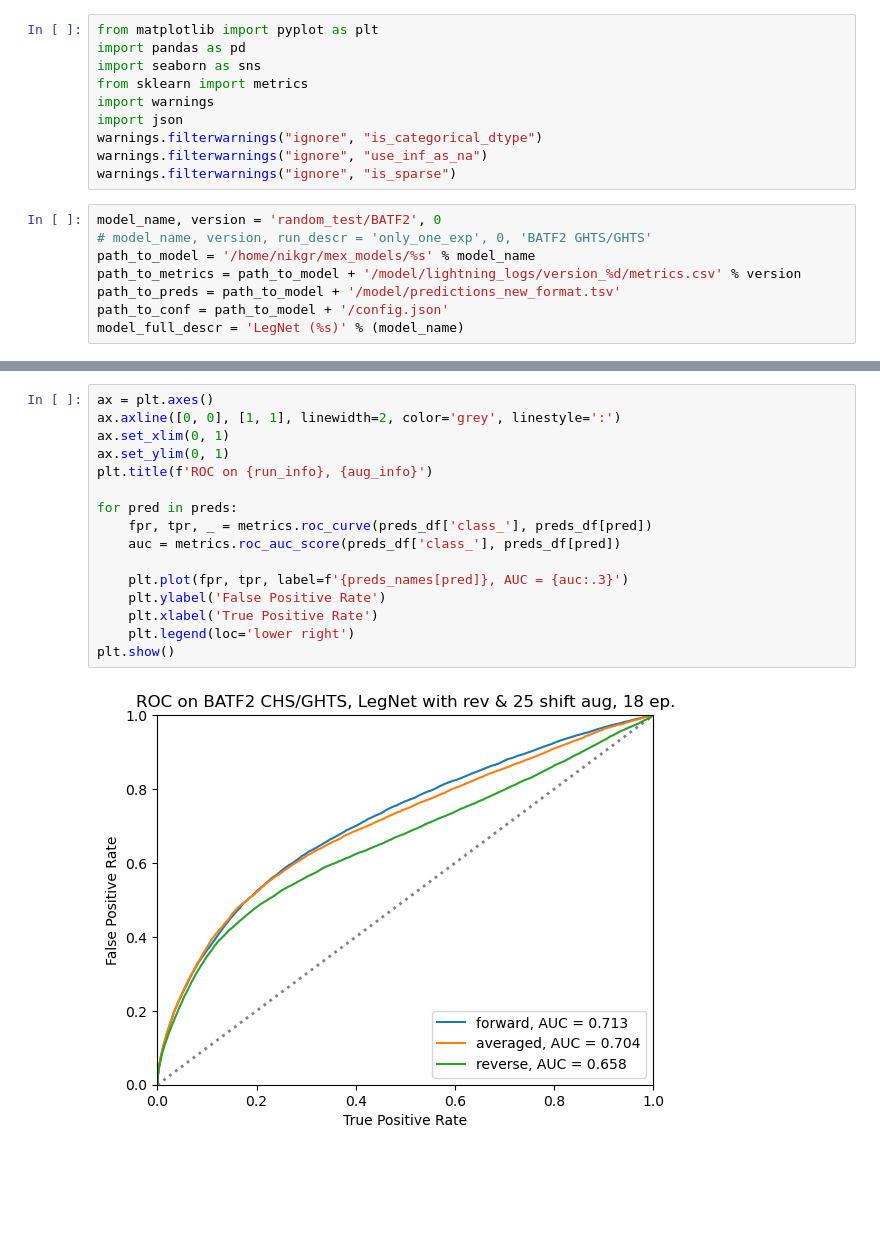
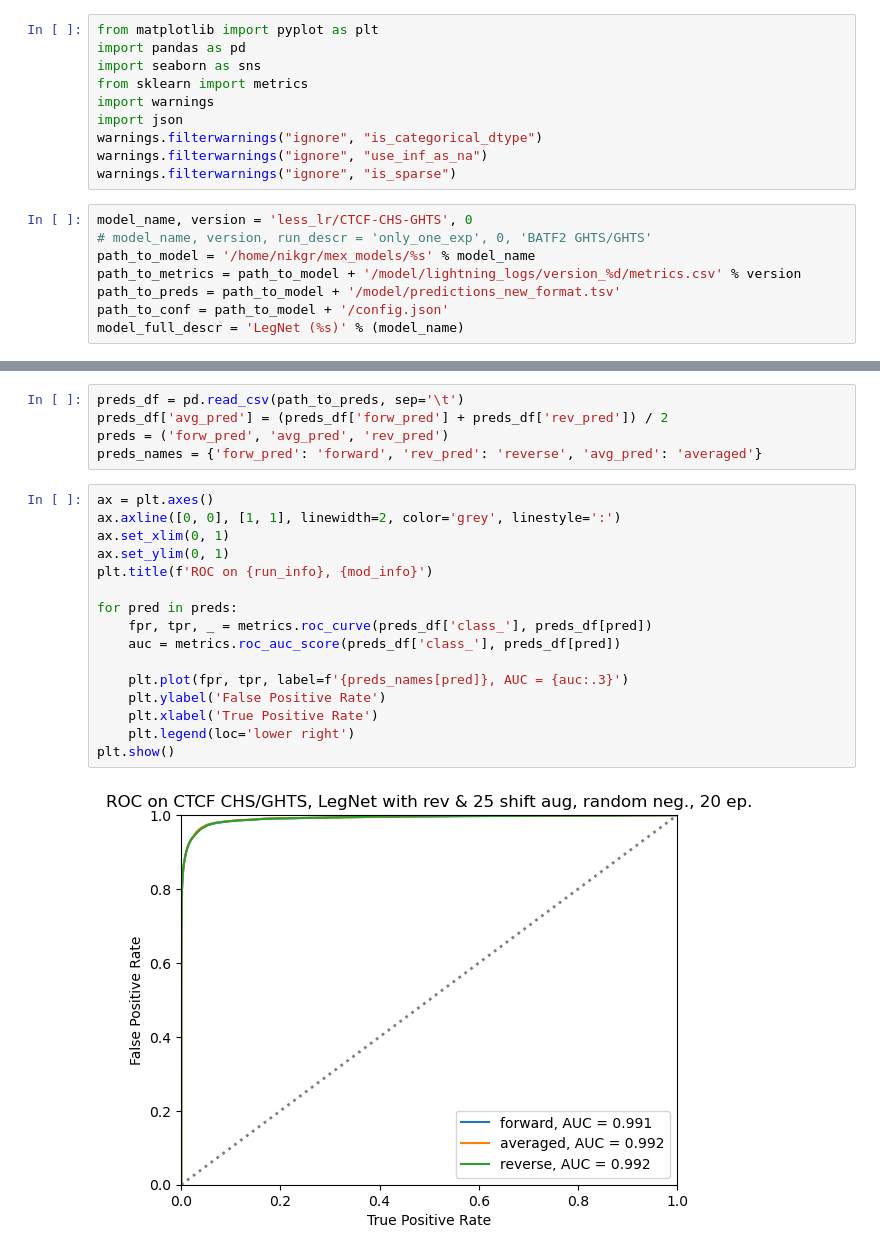
Before and after one commit to nikgr1/mex_legnet, a Jupyter notebook: visualization.ipynb, the cells around one changed output, grey strips where cells are left out. Cells and saved outputs as stored; diff of their text form; blank space fills up the shorter version.

```diff
--- a/visualization.ipynb
+++ b/visualization.ipynb
@@ -9,7 +9,7 @@ warnings.filterwarnings("ignore", "is_categorical_dtype")
 warnings.filterwarnings("ignore", "use_inf_as_na")
 warnings.filterwarnings("ignore", "is_sparse")
 # %%
-model_name, version = 'random_test/BATF2', 0
+model_name, version = 'less_lr/CTCF-CHS-GHTS', 0
 # model_name, version, run_descr = 'only_one_exp', 0, 'BATF2 GHTS/GHTS'
 path_to_model = '/home/nikgr/mex_models/%s' % model_name
 path_to_metrics = path_to_model + '/model/lightning_logs/version_%d/metrics.csv' % version
@@ -90,21 +91,26 @@ plt.show()
+# %%
+preds_df = pd.read_csv(path_to_preds, sep='\t')
+preds_df['avg_pred'] = (preds_df['forw_pred'] + preds_df['rev_pred']) / 2
+preds = ('forw_pred', 'avg_pred', 'rev_pred')
+preds_names = {'forw_pred': 'forward', 'rev_pred': 'reverse', 'avg_pred': 'averaged'}
 # %%
 ax = plt.axes()
 ax.axline([0, 0], [1, 1], linewidth=2, color='grey', linestyle=':')
 ax.set_xlim(0, 1)
 ax.set_ylim(0, 1)
-plt.title(f'ROC on {run_info}, {aug_info}')
+plt.title(f'ROC on {run_info}, {mod_info}')
 
 for pred in preds:
     fpr, tpr, _ = metrics.roc_curve(preds_df['class_'], preds_df[pred])
     auc = metrics.roc_auc_score(preds_df['class_'], preds_df[pred])
 
     plt.plot(fpr, tpr, label=f'{preds_names[pred]}, AUC = {auc:.3}')
     plt.ylabel('False Positive Rate')
     plt.xlabel('True Positive Rate')
     plt.legend(loc='lower right')
 plt.show()
 # %% [output]
-[figure, old version]
+[figure, new version]
 # %%
 preds_df.head()
 # %% [output]
```
Also changed, not shown: parts of 7 cells of this notebook, 1 other file.
